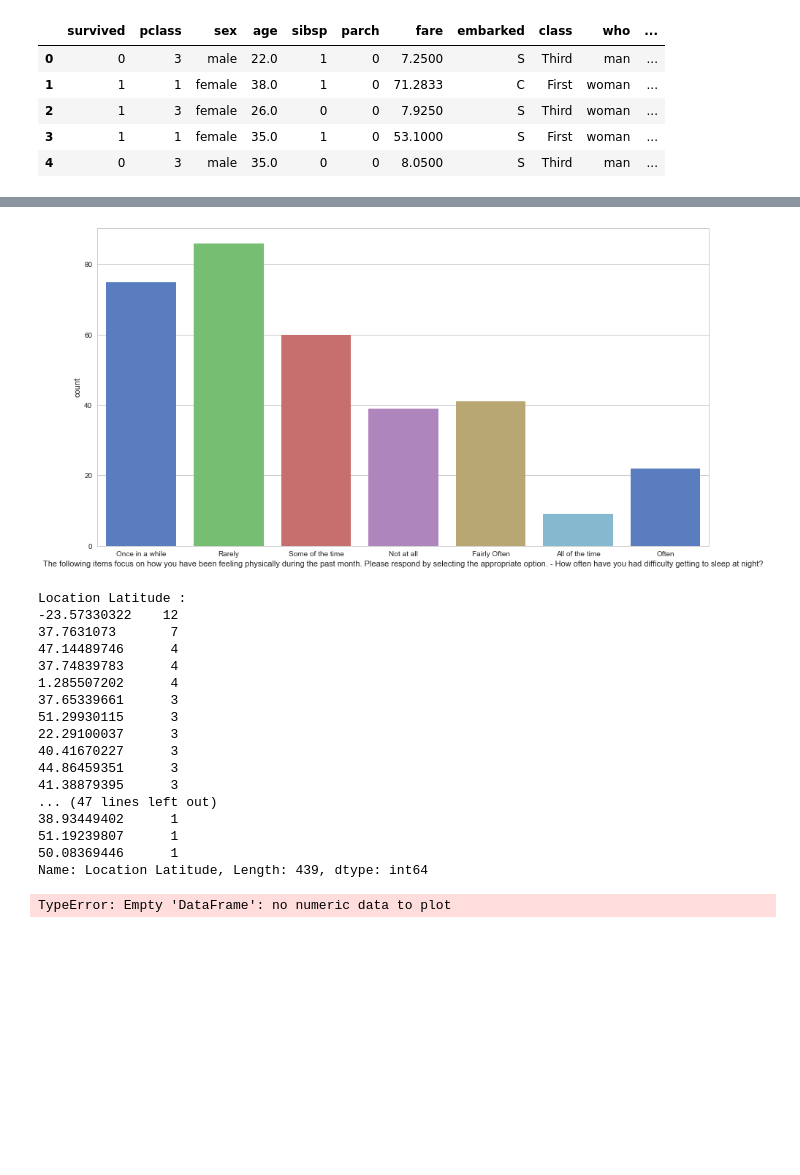
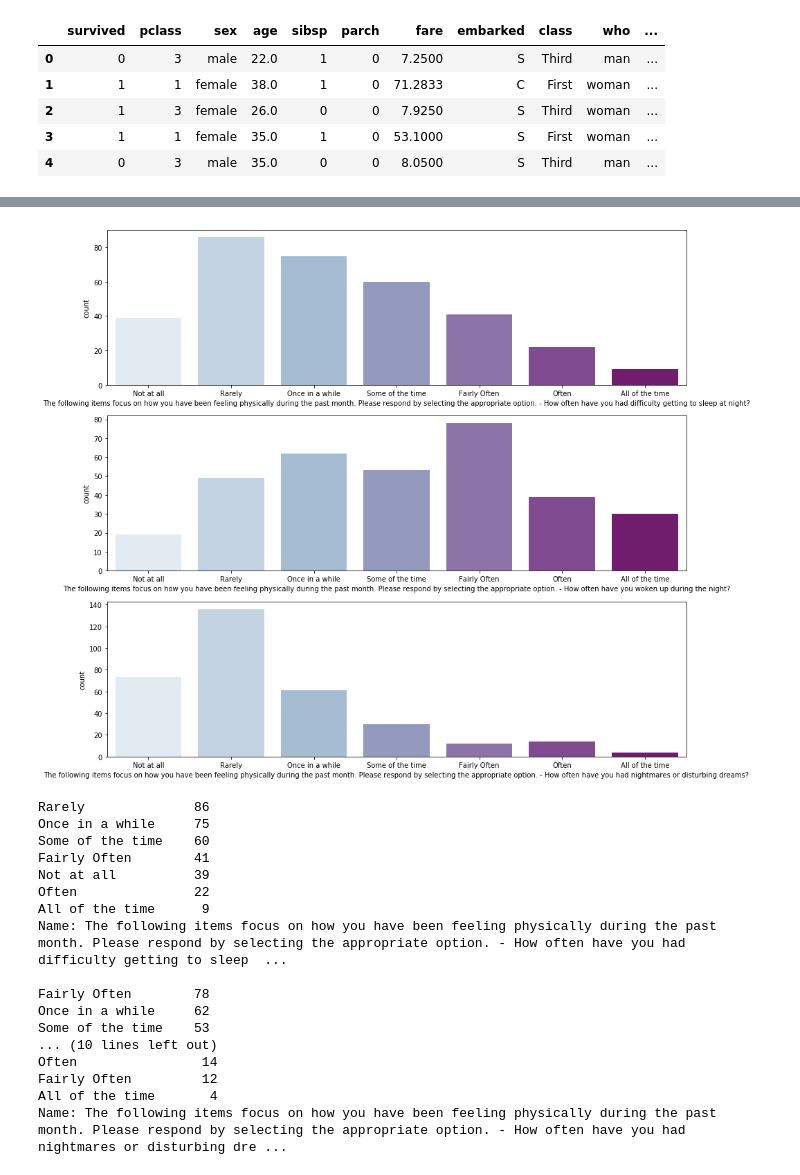
Before and after one commit to monica-oyarzun/capstone, a Jupyter notebook: pre_survey_EDA.ipynb, the cells around one changed output, grey strips where cells are left out. Cells and saved outputs as stored; diff of their text form; code cells hidden in the pictures; blank space fills up the shorter version.

```diff
--- a/pre_survey_EDA.ipynb
+++ b/pre_survey_EDA.ipynb
@@ -280,37 +265,40 @@ sleep_subset.head()
 #                 kind="bar", palette="muted")
 # # g.despine(left=True)
 # g.set_ylabels("survival probability")
-# %%
-# order =
-
-fig, axes = plt.subplots(1, 0, figsize=(15, 8))
-
-sns.countplot(x='The following items focus on how you have been feeling physically during the past month. Please respond by selecting the appropriate option. - How often have you had difficulty getting to sleep at night?',
-              data=sleep_subset, orient='h', palette='muted');
-# %% [output]
-[figure, removed]
-# %%
-for col in pre_survey:
-    counts = pre_survey[col].value_counts()
-    print (col, ':')
-    print (counts)
-    pre_survey.plot.hist(col)
-# %% [output]
-Location Latitude :
--23.57330322    12
-37.7631073       7
-47.14489746      4
-37.74839783      4
-1.285507202      4
-37.65339661      3
-51.29930115      3
-22.29100037      3
-40.41670227      3
-44.86459351      3
-41.38879395      3
-... (47 lines left out)
-38.93449402      1
-51.19239807      1
-50.08369446      1
-Name: Location Latitude, Length: 439, dtype: int64
-TypeError: Empty 'DataFrame': no numeric data to plot
+# %%
+sleep_order = ['Not at all', 'Rarely', 'Once in a while', 'Some of the time', 'Fairly Often', 'Often', 'All of the time']
+
+
+fig, axes = plt.subplots(3, 1, figsize=(15, 14))
+
+sns.countplot(x='The following items focus on how you have been feeling physically during the past month. Please respond by selecting the appropriate option. - How often have you had difficulty getting to sleep at night?',
+              data=sleep_subset, orient='h', palette='BuPu', order=sleep_order, ax=axes[0]);
+sns.countplot(x='The following items focus on how you have been feeling physically during the past month. Please respond by selecting the appropriate option. - How often have you woken up during the night?',
+              data=sleep_subset, orient='h', palette='BuPu', order=sleep_order, ax=axes[1]);
+sns.countplot(x='The following items focus on how you have been feeling physically during the past month. Please respond by selecting the appropriate option. - How often have you had nightmares or disturbing dreams?',
+              data=sleep_subset, orient='h', palette='BuPu', order=sleep_order, ax=axes[2]);
+# %% [output]
+[figure, added]
+# %%
+for col in sleep_subset:
+#     print (col)
+    print (sleep_subset[col].value_counts())
+    print ()
+# %% [output]
+Rarely              86
+Once in a while     75
+Some of the time    60
+Fairly Often        41
+Not at all          39
+Often               22
+All of the time      9
+Name: The following items focus on how you have been feeling physically during the past month. Please respond by selecting the appropriate option. - How often have you had difficulty getting to sleep  ...
+
+Fairly Often        78
+Once in a while     62
+Some of the time    53
+... (10 lines left out)
+Often                14
+Fairly Often         12
+All of the time       4
+Name: The following items focus on how you have been feeling physically during the past month. Please respond by selecting the appropriate option. - How often have you had nightmares or disturbing dre ...
```
Also changed, not shown: parts of 18 cells of this notebook.
